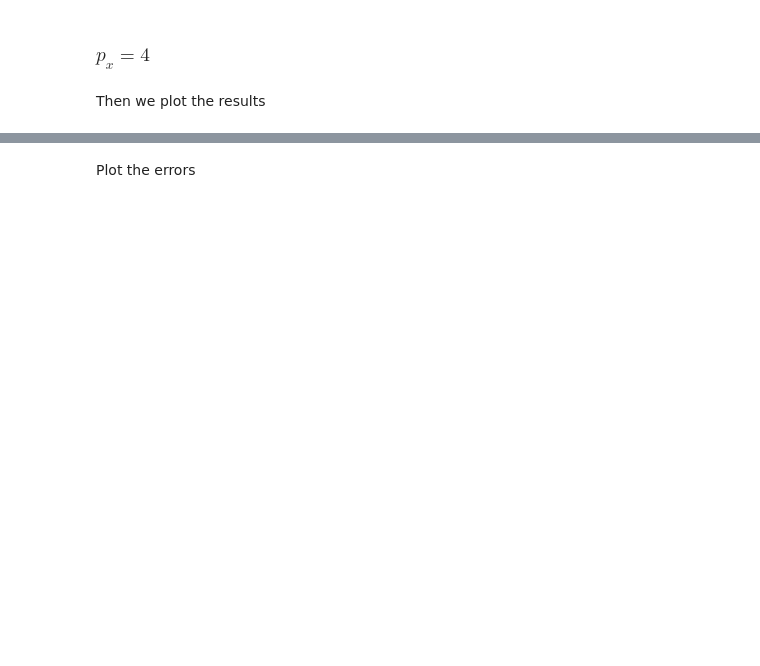
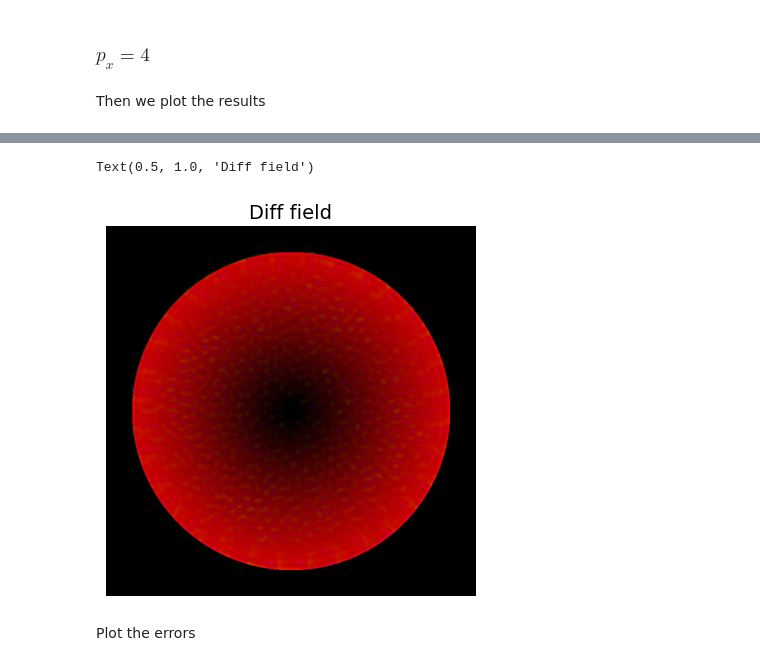
Before and after one commit to jysru/DLP-Shaping, a Jupyter notebook: piston_dmd_quantization.ipynb, the cells around one changed output, grey strips where cells are left out. Saved outputs shown, nothing was run; the diff lists cells and outputs as text; code cells hidden in the pictures; blank space fills up the shorter version.

```diff
--- a/piston_dmd_quantization.ipynb
+++ b/piston_dmd_quantization.ipynb
@@ -209,3 +228,12 @@ plt.tight_layout()
+# %%
+diff_field = np.abs(np.abs(shaped_field) - np.abs(target_field)) * np.exp(1j * (np.angle(shaped_field) - np.angle(target_field)))
+
+plt.imshow(colorize(diff_field))
+plt.axis('off')
+plt.title('Diff field')
+# %% [output]
+Text(0.5, 1.0, 'Diff field')
+[figure, added]
 # %% [markdown]
 Plot the errors
 # %%
```
Also changed, not shown: parts of 10 cells of this notebook.
